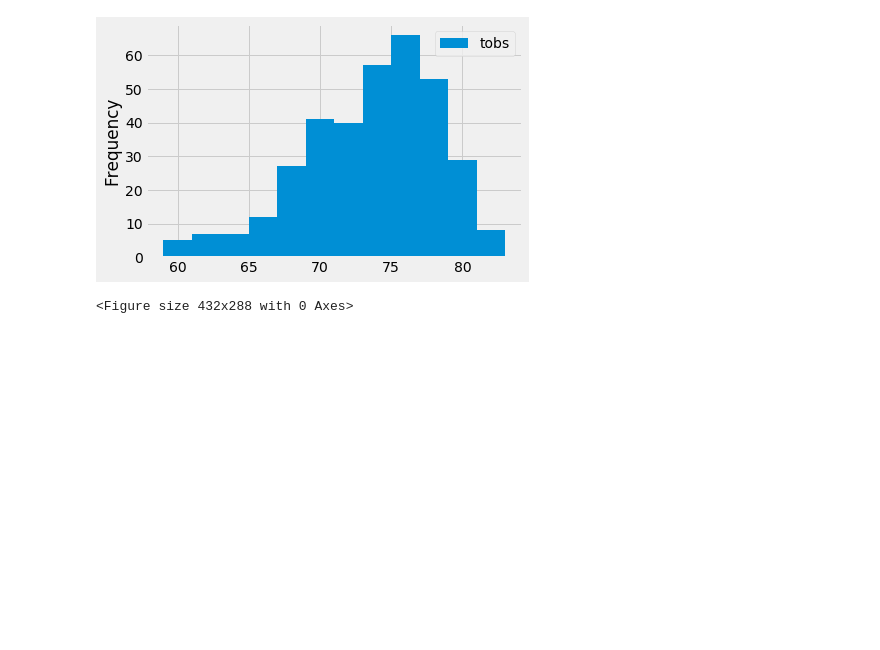
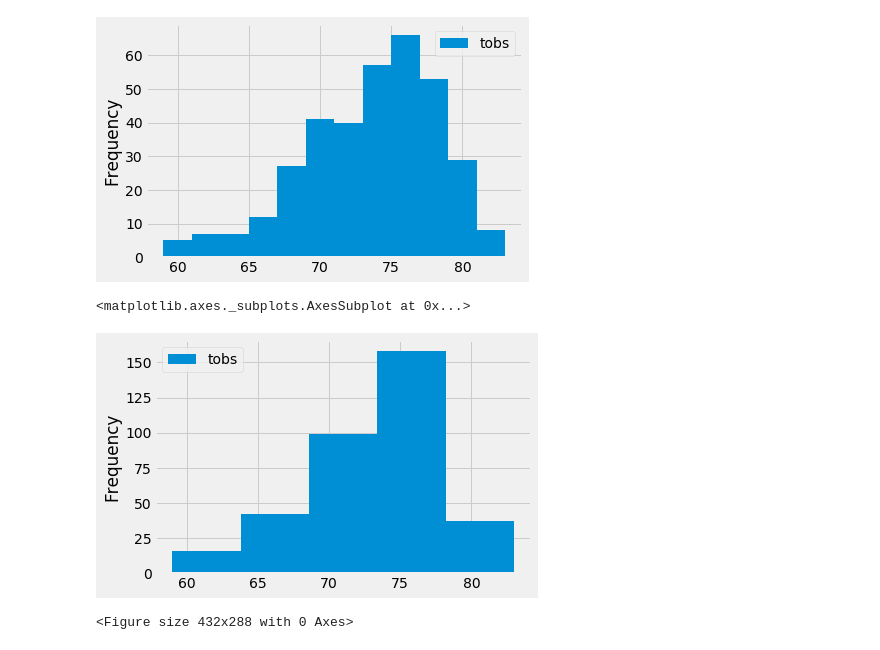
Before and after one commit to pbryzek/surfs_up, a Jupyter notebook: module/climate_analysis.ipynb, the cells around one changed output. Drawn from its saved outputs; the diff is of its cells as text; code cells hidden in the pictures; blank space fills up the shorter version.

```diff
--- a/module/climate_analysis.ipynb
+++ b/module/climate_analysis.ipynb
@@ -191,6 +191,11 @@ df.plot.hist(bins=12)
 # %% [output]
 <matplotlib.axes._subplots.AxesSubplot at 0x...>
 [figure]
+# %%
+df.plot.hist(bins=5)
+# %% [output]
+<matplotlib.axes._subplots.AxesSubplot at 0x...>
+[figure, added]
 # %%
 plt.tight_layout()
 # %% [output]
```
Also changed, not shown: parts of 1 cell of this notebook, 1 other file.
